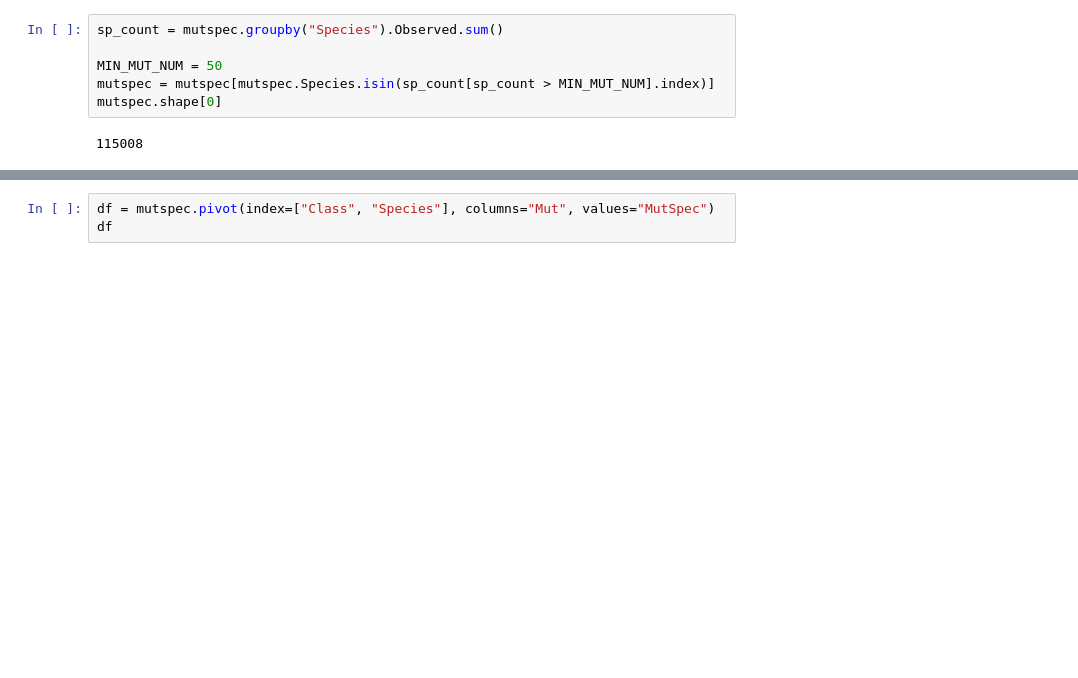
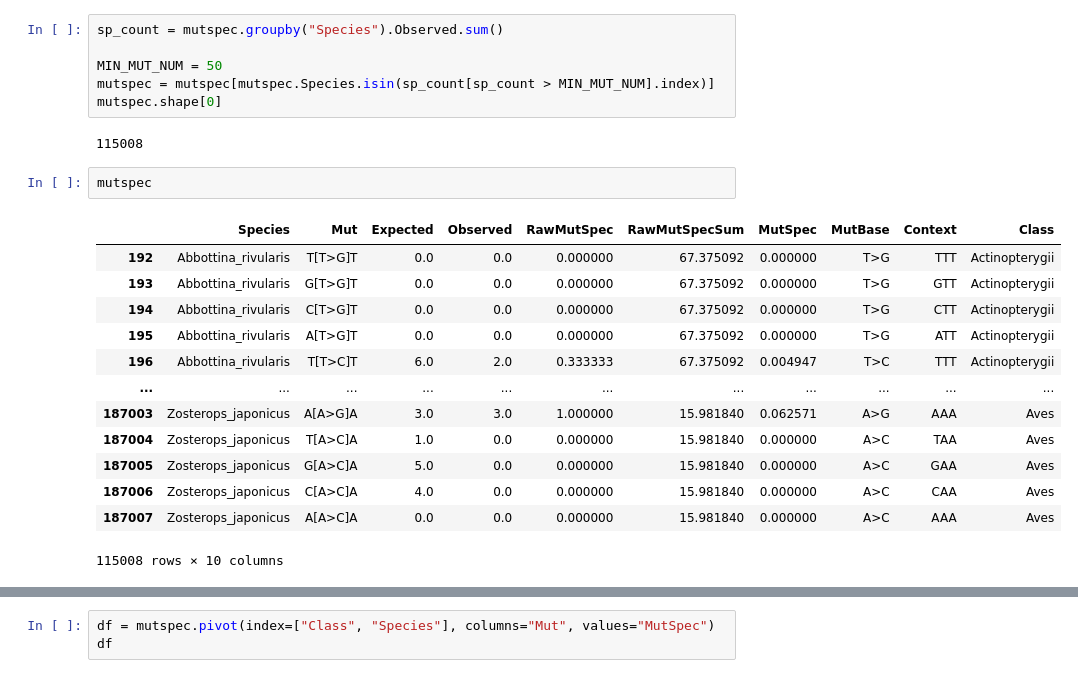
Before and after one commit to mitoclub/mtdna-192component-mutspec-chordata, a Jupyter notebook: scripts/class_homogenity.ipynb, the cells around one changed output, grey strips where cells are left out. Saved outputs shown, nothing was run; the diff lists cells and outputs as text; blank space fills up the shorter version.

```diff
--- a/scripts/class_homogenity.ipynb
+++ b/scripts/class_homogenity.ipynb
@@ -53,6 +53,22 @@ mutspec = mutspec[mutspec.Species.isin(sp_count[sp_count > MIN_MUT_NUM].index)]
 mutspec.shape[0]
 # %% [output]
 115008
+# %%
+mutspec
+# %% [output]
+|  | Species | Mut | Expected | Observed | RawMutSpec | RawMutSpecSum | MutSpec | MutBase | Context | Class |
+| 192 | Abbottina_rivularis | T[T>G]T | 0.0 | 0.0 | 0.000000 | 67.375092 | 0.000000 | T>G | TTT | Actinopterygii |
+| 193 | Abbottina_rivularis | G[T>G]T | 0.0 | 0.0 | 0.000000 | 67.375092 | 0.000000 | T>G | GTT | Actinopterygii |
+| 194 | Abbottina_rivularis | C[T>G]T | 0.0 | 0.0 | 0.000000 | 67.375092 | 0.000000 | T>G | CTT | Actinopterygii |
+| 195 | Abbottina_rivularis | A[T>G]T | 0.0 | 0.0 | 0.000000 | 67.375092 | 0.000000 | T>G | ATT | Actinopterygii |
+| 196 | Abbottina_rivularis | T[T>C]T | 6.0 | 2.0 | 0.333333 | 67.375092 | 0.004947 | T>C | TTT | Actinopterygii |
+| ... | ... | ... | ... | ... | ... | ... | ... | ... | ... | ... |
+| 187003 | Zosterops_japonicus | A[A>G]A | 3.0 | 3.0 | 1.000000 | 15.981840 | 0.062571 | A>G | AAA | Aves |
+| 187004 | Zosterops_japonicus | T[A>C]A | 1.0 | 0.0 | 0.000000 | 15.981840 | 0.000000 | A>C | TAA | Aves |
+| 187005 | Zosterops_japonicus | G[A>C]A | 5.0 | 0.0 | 0.000000 | 15.981840 | 0.000000 | A>C | GAA | Aves |
+| 187006 | Zosterops_japonicus | C[A>C]A | 4.0 | 0.0 | 0.000000 | 15.981840 | 0.000000 | A>C | CAA | Aves |
+| 187007 | Zosterops_japonicus | A[A>C]A | 0.0 | 0.0 | 0.000000 | 15.981840 | 0.000000 | A>C | AAA | Aves |
+115008 rows × 10 columns
 # %%
 grd = sns.clustermap(
     data=mutspec,
```
Also changed, not shown: parts of 1 cell of this notebook, 4 other files.
